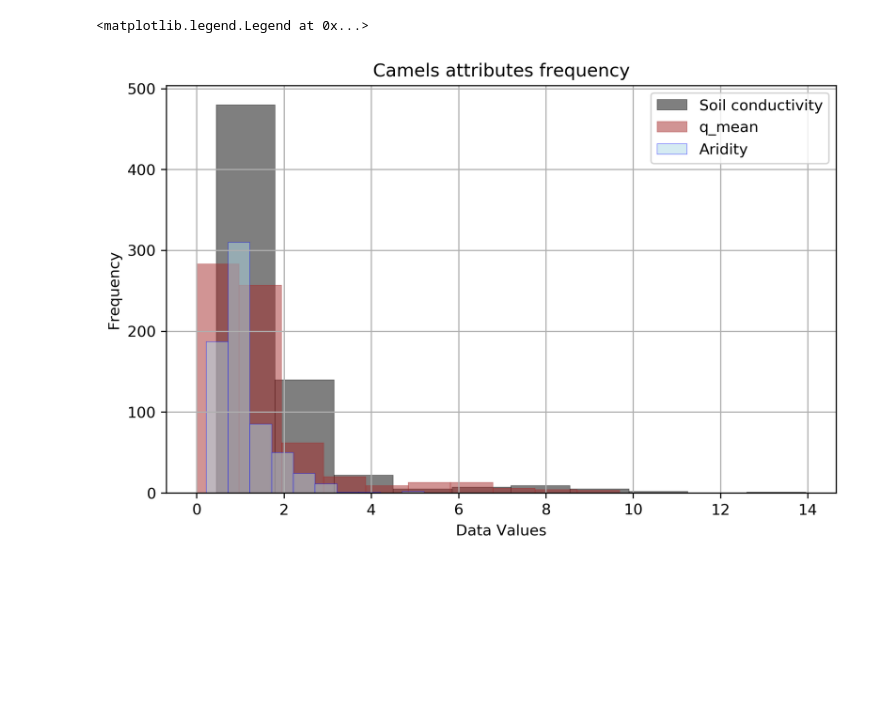
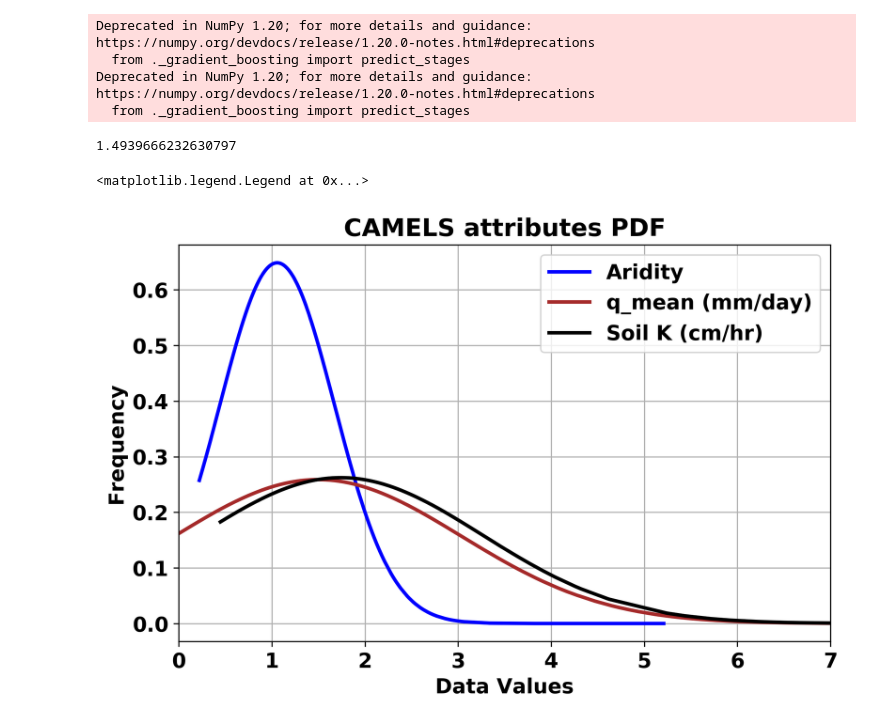
Before and after one commit to bolotinl/nextgen-form-eval, a Jupyter notebook: Mochi_Tests/Random Forest Regresser.ipynb, the cells around one changed output. Saved outputs shown, nothing was run; the diff lists cells and outputs as text; code cells hidden in the pictures; blank space fills up the shorter version.

```diff
--- a/Mochi_Tests/Random Forest Regresser.ipynb
+++ b/Mochi_Tests/Random Forest Regresser.ipynb
@@ -1,11 +1,23 @@
 # %%
 from __future__ import division, print_function
 import numpy as np
+
+from numpy import cov
+import random
+
+from scipy.stats import gaussian_kde
+
+
 import matplotlib.pyplot as plt
+import matplotlib
 from mpl_toolkits import mplot3d
 import os
 import pandas as pd
+import scipy.stats
+import scipy.stats as stats
+from scipy.stats import norm
 import requests, io # for HTTP requests and I/O commands
+from matplotlib.pyplot import figure
 import matplotlib.pyplot as plt # for data visualization
 %matplotlib inline
 
@@ -13,37 +25,66 @@ import matplotlib.pyplot as plt # for data visualization
 from sklearn.model_selection import train_test_split # for splitting the data
 from sklearn.metrics import mean_squared_error # for calculating the cost function
 from sklearn.ensemble import RandomForestRegressor # for building the model
-
-# generate random normally distributed point clouds (customize as needed)
-CFE_coef = np.random.random(671)
-LSTM_coef = 1-CFE_coef
+# %% [output]
+Deprecated in NumPy 1.20; for more details and guidance: https://numpy.org/devdocs/release/1.20.0-notes.html#deprecations
+  from ._gradient_boosting import predict_stages
+Deprecated in NumPy 1.20; for more details and guidance: https://numpy.org/devdocs/release/1.20.0-notes.html#deprecations
+  from ._gradient_boosting import predict_stages
 # %%
+font = {'family' : 'normal',
+        'weight' : 'bold',
+        'size'   : 14}
+
+matplotlib.rc('font', **font)
+
 # read text file into pandas DataFrame
-df = pd.read_csv("/Users/mochiliao/Documents/Research/2022SI/camels_attributes_v2.0/camels_clim.txt", sep=";")
+df1 = pd.read_csv("/Users/mochiliao/Documents/Research/2022SI/camels_attributes_v2.0/camels_clim.txt", sep=";")
 # print(df)
-tmp = df.iloc[:,5]# This is aridity
+tmp = df1.iloc[:,5]# This is aridity
 aridity = tmp.values
 
-df = pd.read_csv("/Users/mochiliao/Documents/Research/2022SI/camels_attributes_v2.0/camels_hydro.txt", sep=";")
+df2 = pd.read_csv("/Users/mochiliao/Documents/Research/2022SI/camels_attributes_v2.0/camels_hydro.txt", sep=";")
 #print(df)
-tmp = df.iloc[:,1]# This is q_mean
+tmp = df2.iloc[:,1]# This is q_mean
 q_mean = tmp.values
 
-df = pd.read_csv("/Users/mochiliao/Documents/Research/2022SI/camels_attributes_v2.0/camels_soil.txt", sep=";")
-tmp = df.iloc[:,4]# This is soil conductivity
+df3 = pd.read_csv("/Users/mochiliao/Documents/Research/2022SI/camels_attributes_v2.0/camels_soil.txt", sep=";")
+tmp = df3.iloc[:,4]# This is soil conductivity
 conductivity = tmp.values
+
 
 fig = plt.figure(figsize = (8, 5), dpi = 300)
 
-plt.hist(conductivity, color = "k", ec="k", lw=0.4, alpha = 0.5, label='Soil conductivity')
-plt.hist(q_mean, color = "Brown", ec="Brown", lw=0.4, alpha = 0.5, label='q_mean')
-plt.hist(aridity, color = "lightblue", ec="blue", lw=0.4, alpha = 0.5, label='Aridity')
+aridity.sort()# to plot PDF
+df_mean = np.mean(aridity)
+df_std = np.std(aridity)
+pdf = stats.norm.pdf(aridity, df_mean, df_std)
+plt.plot(aridity, pdf, color = "blue", lw=2.4, label='Aridity')
 
-plt.xlabel('Data Values')
-plt.ylabel('Frequency')
-plt.title("Camels attributes frequency")
+q_mean.sort()
+df_mean = np.nanmean(q_mean)
+df_std = np.nanstd(q_mean)
+pdf = stats.norm.pdf(q_mean, df_mean, df_std)
+print(df_mean)
+plt.plot(q_mean, pdf, color = "Brown", lw=2.4, label='q_mean (mm/day)')
+
+conductivity.sort()
+df_mean = np.mean(conductivity)
+df_std = np.std(conductivity)
+pdf = stats.norm.pdf(conductivity, df_mean, df_std)
+plt.plot(conductivity, pdf, color = "k", lw=2.4, label='Soil K (cm/hr)')
+
+
+#plt.hist(conductivity, normed=1, color = "k", ec="k", lw=0.4, alpha = 0.5, label='Soil conductivity')
+#plt.hist(q_mean, normed=1, color = "Brown", ec="Brown", lw=0.4, alpha = 0.5, label='q_mean')
+#plt.hist(aridity, normed=1, color = "lightblue", ec="blue", lw=0.4, alpha = 0.5, label='Aridity')
+plt.xlim([0, 7])
+plt.xlabel('Data Values',fontweight='bold')
+plt.ylabel('Frequency',fontweight='bold')
+plt.title("CAMELS attributes PDF",fontweight='bold')
 plt.grid()
 plt.legend()
 # %% [output]
-<matplotlib.legend.Legend at 0x...>
+1.4939666232630797
+<matplotlib.legend.Legend at 0x...>
-[figure, old version]
+[figure, new version]
```
Also changed, not shown: parts of 15 cells of this notebook.
